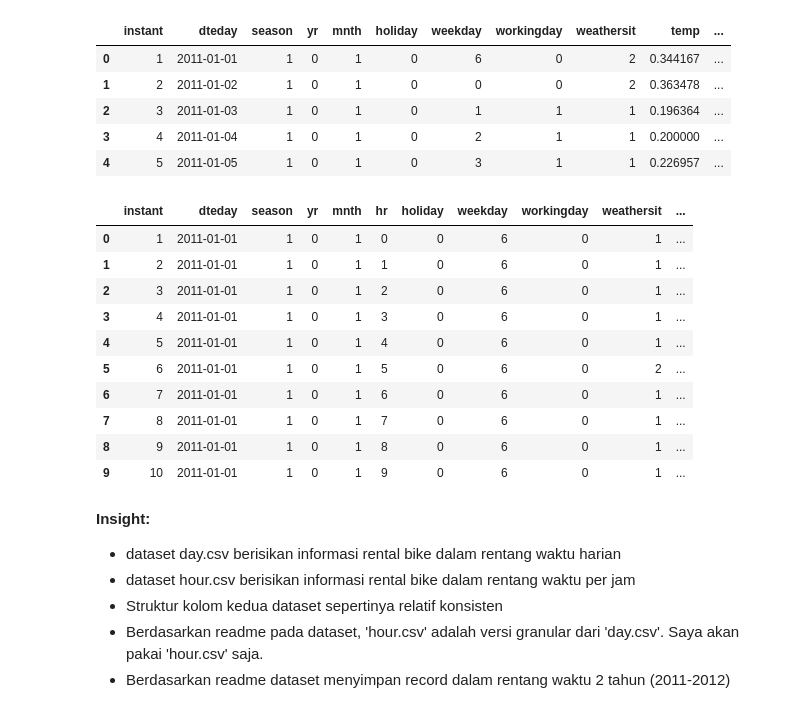
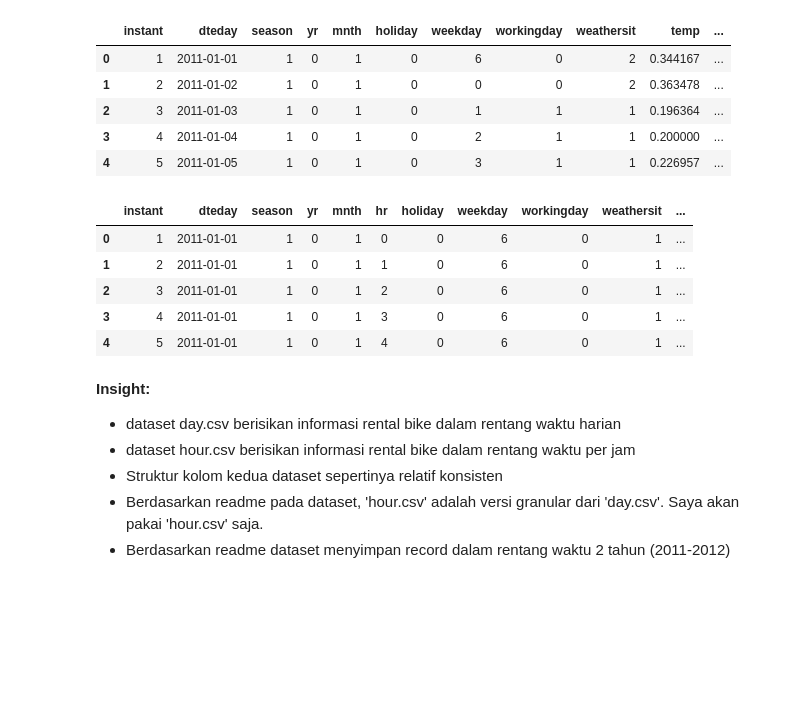
Before and after one commit to AliNicholas/Bike_Sharing_Final_Submission, a Jupyter notebook: notebook.ipynb, the cells around one changed output. Drawn from its saved outputs; the diff is of its cells as text; code cells hidden in the pictures; blank space fills up the shorter version.

```diff
--- a/notebook.ipynb
+++ b/notebook.ipynb
@@ -31,19 +29,14 @@ day_df.head()
 # %%
 # Load dataset hour.csv
 hour_df = pd.read_csv("data/hour.csv")
-hour_df.head(10)
+hour_df.head()
 # %% [output]
 |  | instant | dteday | season | yr | mnth | hr | holiday | weekday | workingday | weathersit | ... |
 | 0 | 1 | 2011-01-01 | 1 | 0 | 1 | 0 | 0 | 6 | 0 | 1 | ... |
 | 1 | 2 | 2011-01-01 | 1 | 0 | 1 | 1 | 0 | 6 | 0 | 1 | ... |
 | 2 | 3 | 2011-01-01 | 1 | 0 | 1 | 2 | 0 | 6 | 0 | 1 | ... |
 | 3 | 4 | 2011-01-01 | 1 | 0 | 1 | 3 | 0 | 6 | 0 | 1 | ... |
 | 4 | 5 | 2011-01-01 | 1 | 0 | 1 | 4 | 0 | 6 | 0 | 1 | ... |
-| 5 | 6 | 2011-01-01 | 1 | 0 | 1 | 5 | 0 | 6 | 0 | 2 | ... |
-| 6 | 7 | 2011-01-01 | 1 | 0 | 1 | 6 | 0 | 6 | 0 | 1 | ... |
-| 7 | 8 | 2011-01-01 | 1 | 0 | 1 | 7 | 0 | 6 | 0 | 1 | ... |
-| 8 | 9 | 2011-01-01 | 1 | 0 | 1 | 8 | 0 | 6 | 0 | 1 | ... |
-| 9 | 10 | 2011-01-01 | 1 | 0 | 1 | 9 | 0 | 6 | 0 | 1 | ... |
 # %% [markdown]
 **Insight:**
 - dataset day.csv berisikan informasi rental bike dalam rentang waktu harian
```
Also changed, not shown: parts of 55 cells of this notebook, 2 other files.
